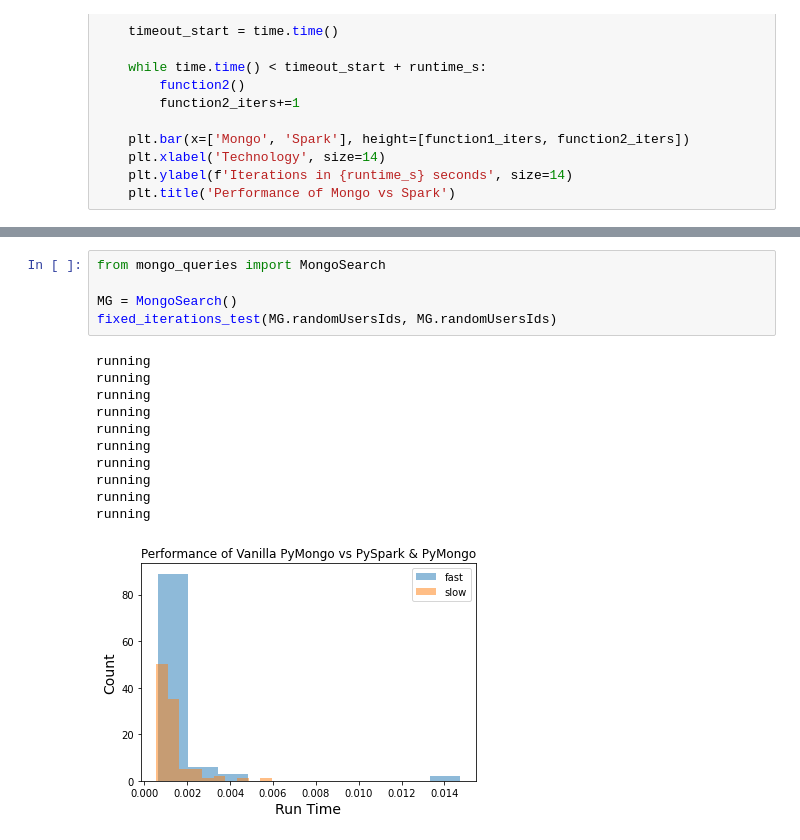
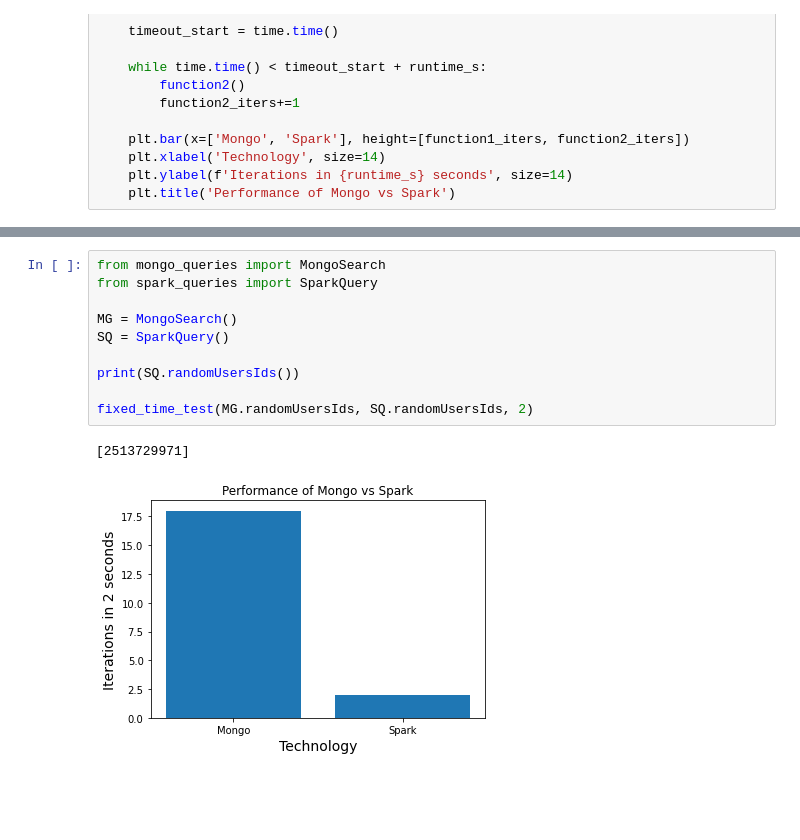
Before and after one commit to Mtortolani/slack-backend, a Jupyter notebook: profiler.ipynb, the cells around one changed output, grey strips where cells are left out. Saved outputs shown, nothing was run; the diff lists cells and outputs as text; blank space fills up the shorter version.

```diff
--- a/profiler.ipynb
+++ b/profiler.ipynb
@@ -85,17 +85,13 @@ fixed_time_test(fast_func, slow_func)
 # %%
 from mongo_queries import MongoSearch
+from spark_queries import SparkQuery
 
 MG = MongoSearch()
-fixed_iterations_test(MG.randomUsersIds, MG.randomUsersIds)
+SQ = SparkQuery()
+
+print(SQ.randomUsersIds())
+
+fixed_time_test(MG.randomUsersIds, SQ.randomUsersIds, 2)
 # %% [output]
-running
-running
-running
-running
-running
-running
-running
-running
-running
-running
+[2513729971]
-[figure, old version]
+[figure, new version]
```
Also changed, not shown: parts of 4 cells of this notebook, 2 other files.
